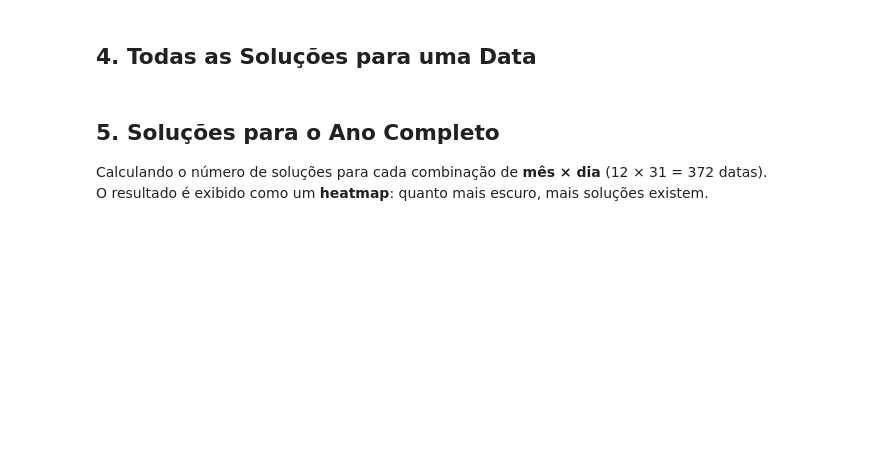
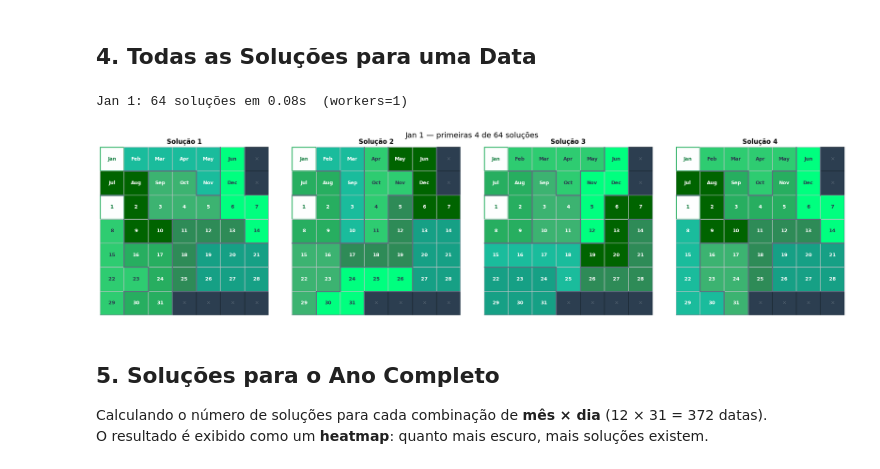
Before and after one commit to grkremer/calendar-puzzle-solver, a Jupyter notebook: callendar_puzzle.ipynb, the cells around one changed output. Saved outputs shown, nothing was run; the diff lists cells and outputs as text; code cells hidden in the pictures; blank space fills up the shorter version.

```diff
--- a/callendar_puzzle.ipynb
+++ b/callendar_puzzle.ipynb
@@ -56,9 +70,8 @@ PIECE_SHAPES = [
     'oooo\noo  ',
 ]
 
-for i, (shape, size) in enumerate(zip(PIECE_SHAPES, PIECE_SIZES)):
-    n_orient = len(all_orientations(PIECES_RAW[i]))
-    n_pos    = len(ALL_PLACEMENTS[i])
+for i, size in enumerate(puzzle.piece_sizes):
+    n_orient = len(all_orientations(puzzle.pieces_raw[i]))
+    n_pos    = len(puzzle.all_placements[i])
     print(f'P{i} | {size} células | {n_orient} orientações | {n_pos} posições válidas')
-    print(shape)
     print()
@@ -162,19 +192,22 @@ def solve_all_demo(month, day):
     return solutions
 # %%
-MONTH, DAY = 'Jan', 1
+MONTH, DAY = puzzle.months[0], 1
 
 t0 = time.perf_counter()
-all_sols = solve_all(MONTH, DAY, workers=WORKERS)
+all_sols = solve_all(puzzle, MONTH, DAY, workers=WORKERS)
 elapsed  = time.perf_counter() - t0
 
 print(f'{MONTH} {DAY}: {len(all_sols)} soluções em {elapsed:.2f}s  (workers={WORKERS})')
 
 fig, axes = plt.subplots(1, 4, figsize=(20, 5))
 for i, ax in enumerate(axes):
     draw_solution(all_sols[i], MONTH, DAY, ax=ax, title=f'Solução {i+1}')
 plt.suptitle(f'{MONTH} {DAY} — primeiras 4 de {len(all_sols)} soluções', fontsize=14)
 plt.tight_layout()
 plt.show()
+# %% [output]
+Jan 1: 64 soluções em 0.08s  (workers=1)
+[figure, added]
 # %% [markdown]
 ## 5. Soluções para o Ano Completo
 
```
Also changed, not shown: parts of 8 cells of this notebook, 8 other files.
